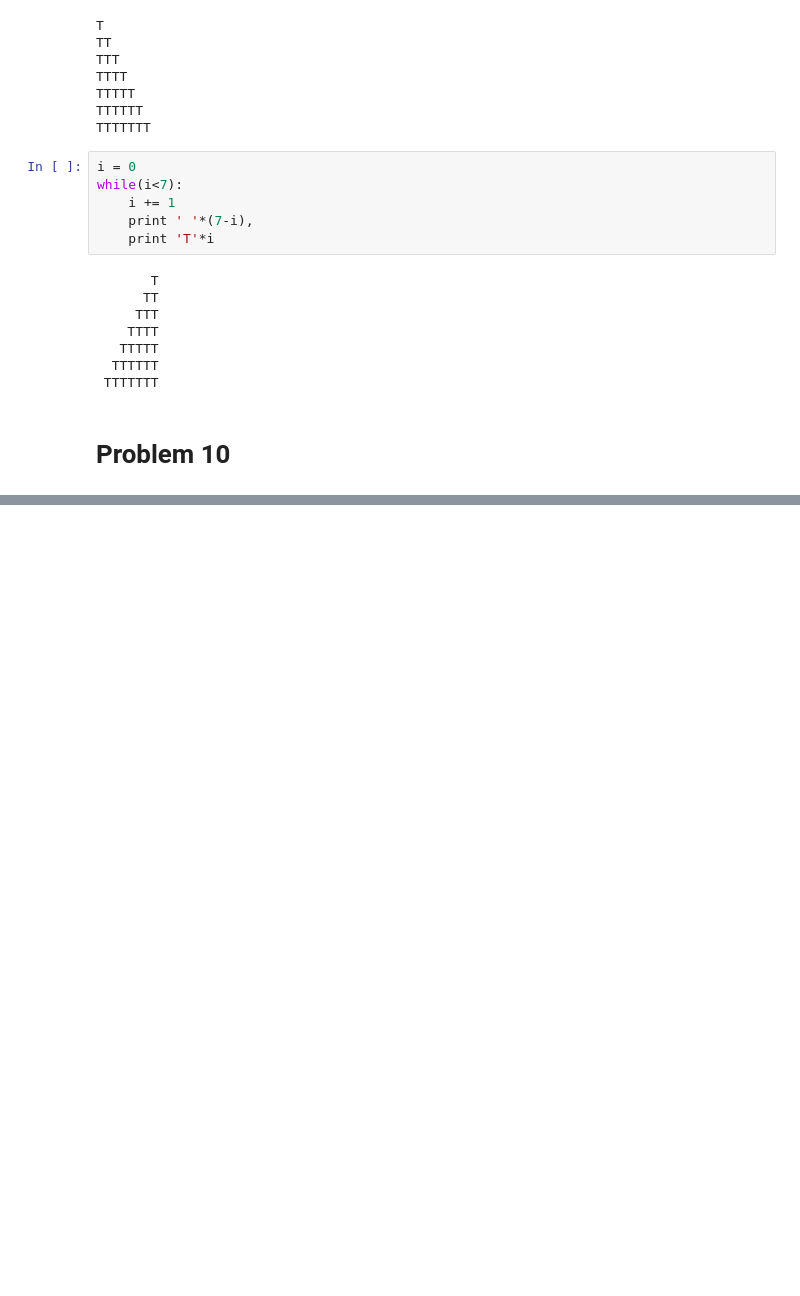
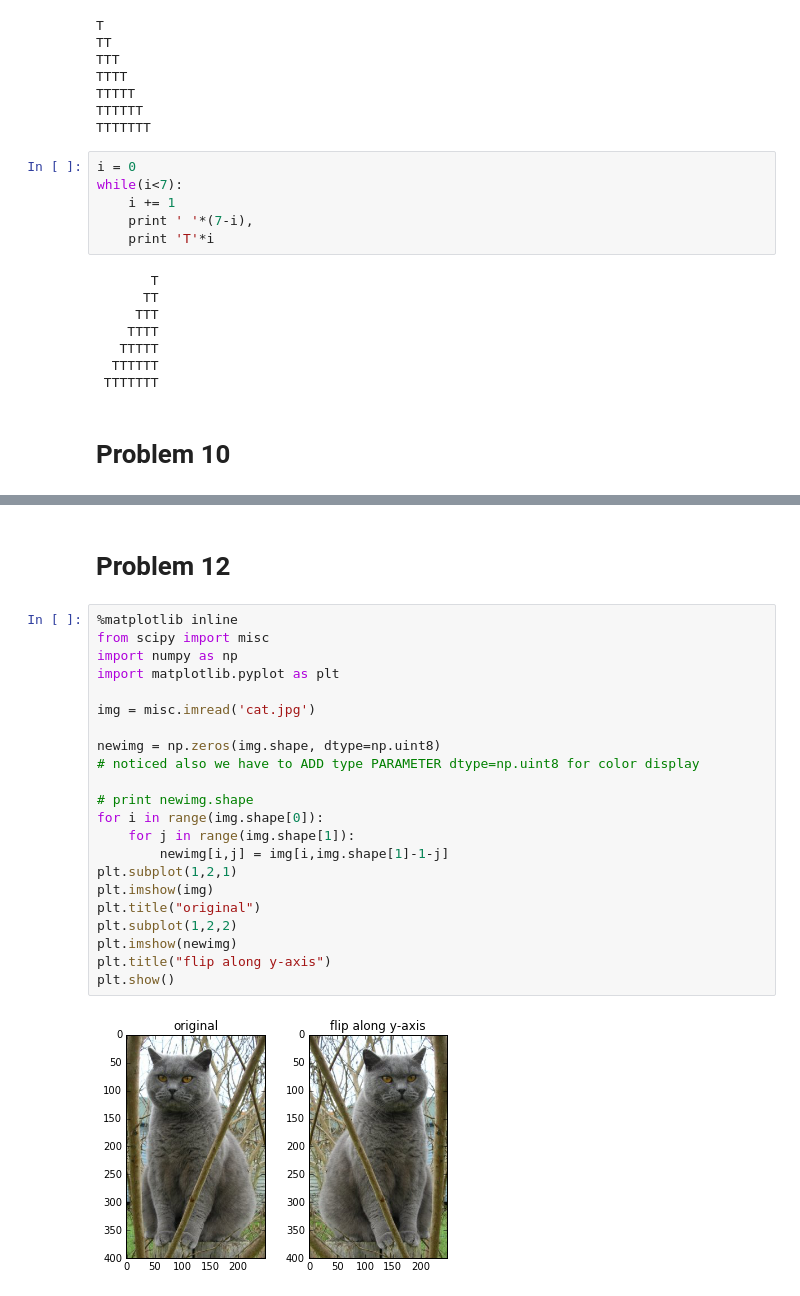
Before and after one commit to nvh95/practical_python, a Jupyter notebook: 7. Repetition.ipynb, the cells around one changed output, grey strips where cells are left out. Saved outputs shown, nothing was run; the diff lists cells and outputs as text; blank space fills up the shorter version.

```diff
--- a/7. Repetition.ipynb
+++ b/7. Repetition.ipynb
@@ -161,0 +232,26 @@ plt.imshow(img)
+# %% [markdown]
+# Problem 12
+# %%
+%matplotlib inline
+from scipy import misc
+import numpy as np
+import matplotlib.pyplot as plt
+
+img = misc.imread('cat.jpg')
+
+newimg = np.zeros(img.shape, dtype=np.uint8)
+# noticed also we have to ADD type PARAMETER dtype=np.uint8 for color display
+
+# print newimg.shape
+for i in range(img.shape[0]):
+    for j in range(img.shape[1]):
+        newimg[i,j] = img[i,img.shape[1]-1-j]
+plt.subplot(1,2,1)
+plt.imshow(img)
+plt.title("original")
+plt.subplot(1,2,2)
+plt.imshow(newimg)
+plt.title("flip along y-axis")
+plt.show()
+# %% [output]
+[figure, added]
```
Also changed, not shown: parts of 10 cells of this notebook.
